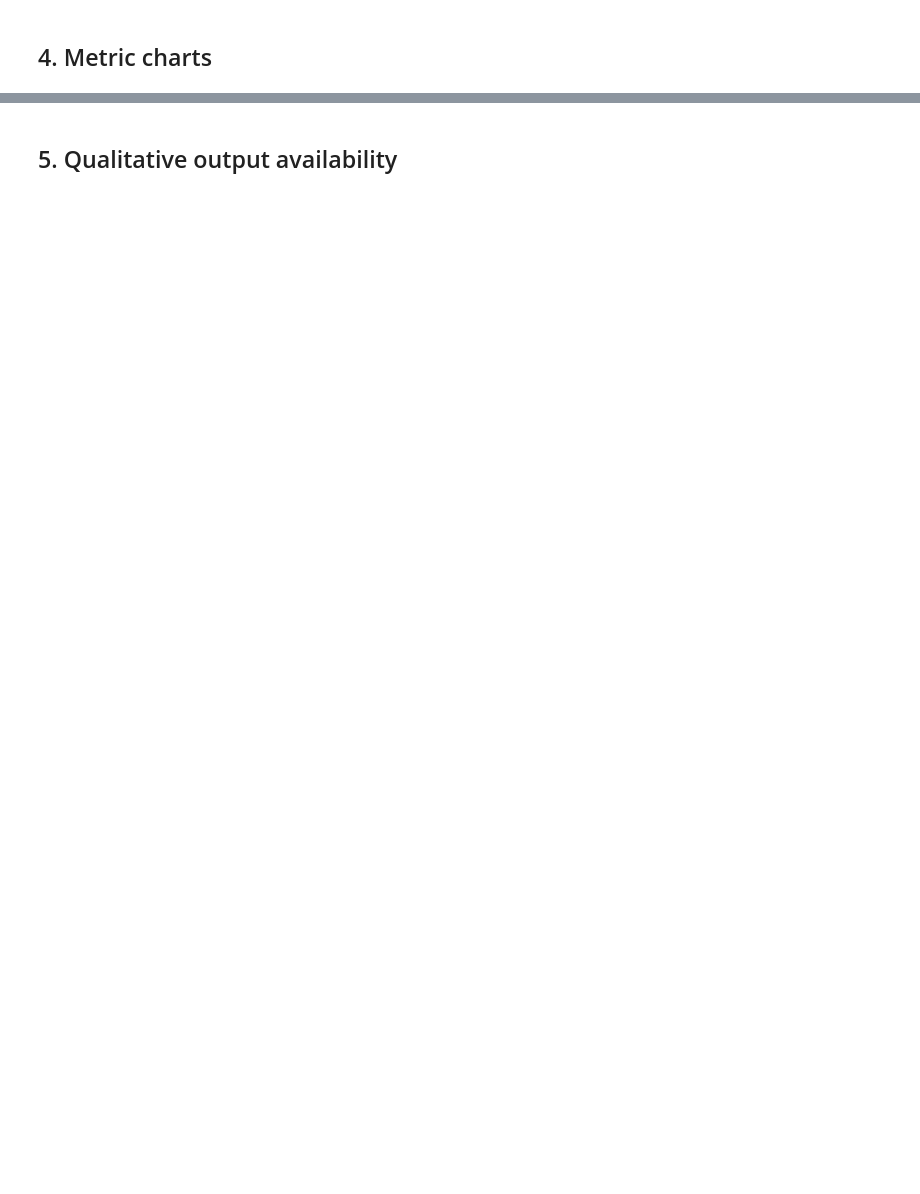
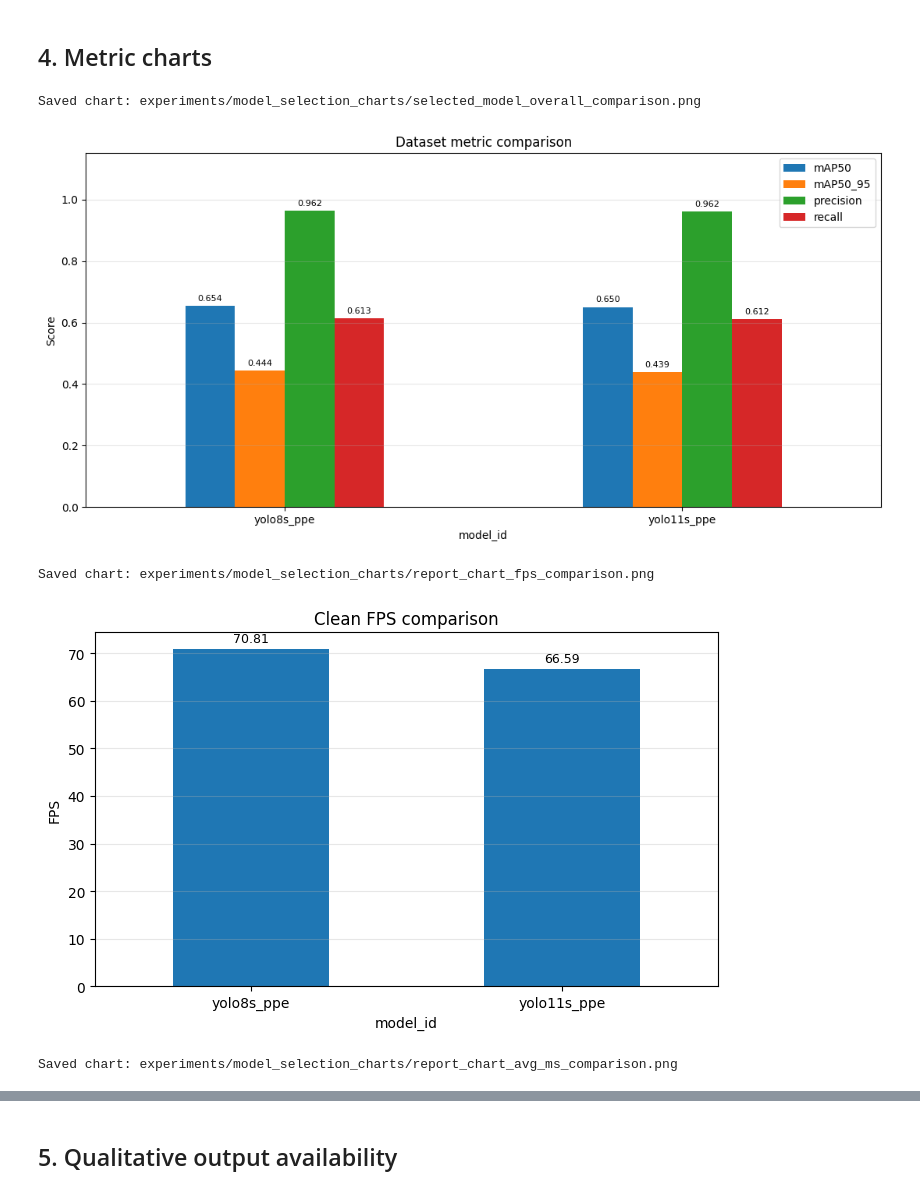
Before and after one commit to TrucmaiUS/factory-safety-ai-cctv, a Jupyter notebook: notebooks/04_model_selection_summary.ipynb, the cells around one changed output, grey strips where cells are left out. Saved outputs shown, nothing was run; the diff lists cells and outputs as text; code cells hidden in the pictures; blank space fills up the shorter version.

```diff
--- a/notebooks/04_model_selection_summary.ipynb
+++ b/notebooks/04_model_selection_summary.ipynb
@@ -130,6 +130,32 @@ def safe_md(value: Any) -> str:
         return "null"
     text = str(value).replace("\n", " ").replace("|", "\\|")
     return text
+
+CHARTS_DIR = EXPERIMENTS_DIR / "model_selection_charts"
+CHARTS_DIR.mkdir(parents=True, exist_ok=True)
+
+def format_bar_value(value: Any, digits: int = 3, integer: bool = False) -> str:
+    f = to_float_or_none(value)
+    if f is None:
+        return ""
+    if integer:
+        return f"{f:.0f}"
+    if abs(f) >= 100:
+        return f"{f:.1f}"
+    if abs(f) >= 10:
+        return f"{f:.2f}"
+    return f"{f:.{digits}f}"
+
+def add_bar_labels(ax, digits: int = 3, integer: bool = False, rotation: int = 0, fontsize: int = 8) -> None:
+    """Add readable numeric labels on top of all bars in a matplotlib bar chart."""
+    for container in ax.containers:
+        labels = [format_bar_value(bar.get_height(), digits=digits, integer=integer) for bar in container]
+        ax.bar_label(container, labels=labels, padding=3, fontsize=fontsize, rotation=rotation)
+
+def save_chart(filename: str) -> None:
+    output_path = CHARTS_DIR / filename
+    plt.savefig(output_path, dpi=200, bbox_inches="tight")
+    print(f"Saved chart: {output_path}")
 # %% [markdown]
 ## 2. Load available metrics
 # %%
@@ -180,34 +233,46 @@ display(comparison_df)
 # Dataset metrics: only trained candidates with compatible quantitative evaluation.
 metric_cols = ["mAP50", "mAP50_95", "precision", "recall"]
 plot_df = comparison_df[comparison_df["quantitative_eval"]].copy()
 
 for col in metric_cols + ["fps", "avg_ms"]:
     plot_df[col] = plot_df[col].apply(to_float_or_none)
 
 if plot_df.empty:
     print("No quantitative model metrics available yet.")
 else:
-    ax = plot_df.set_index("model_id")[metric_cols].plot(kind="bar", figsize=(10, 5))
+    ax = plot_df.set_index("model_id")[metric_cols].plot(kind="bar", figsize=(11, 5.5))
     ax.set_title("Dataset metric comparison")
     ax.set_ylabel("Score")
-    ax.set_ylim(0, 1.05)
+    ax.set_ylim(0, 1.15)
     ax.grid(axis="y", alpha=0.3)
+    add_bar_labels(ax, digits=3, fontsize=8)
     plt.xticks(rotation=0)
     plt.tight_layout()
+    save_chart("selected_model_overall_comparison.png")
     plt.show()
 
-    ax = plot_df.set_index("model_id")["fps"].plot(kind="bar", figsize=(7, 4))
+    ax = plot_df.set_index("model_id")["fps"].plot(kind="bar", figsize=(7, 4.5))
     ax.set_title("Clean FPS comparison")
     ax.set_ylabel("FPS")
     ax.grid(axis="y", alpha=0.3)
+    add_bar_labels(ax, digits=2, fontsize=9)
     plt.xticks(rotation=0)
     plt.tight_layout()
+    save_chart("report_chart_fps_comparison.png")
     plt.show()
 
-    ax = plot_df.set_index("model_id")["avg_ms"].plot(kind="bar", figsize=(7, 4))
+    ax = plot_df.set_index("model_id")["avg_ms"].plot(kind="bar", figsize=(7, 4.5))
     ax.set_title("Average clean runtime per image")
     ax.set_ylabel("ms / image")
     ax.grid(axis="y", alpha=0.3)
+    add_bar_labels(ax, digits=2, fontsize=9)
     plt.xticks(rotation=0)
     plt.tight_layout()
+    save_chart("report_chart_avg_ms_comparison.png")
     plt.show()
+# %% [output]
+Saved chart: experiments/model_selection_charts/selected_model_overall_comparison.png
+[figure, added]
+Saved chart: experiments/model_selection_charts/report_chart_fps_comparison.png
+[figure, added]
+Saved chart: experiments/model_selection_charts/report_chart_avg_ms_comparison.png
```
Also changed, not shown: parts of 10 cells of this notebook, 28 other files.
